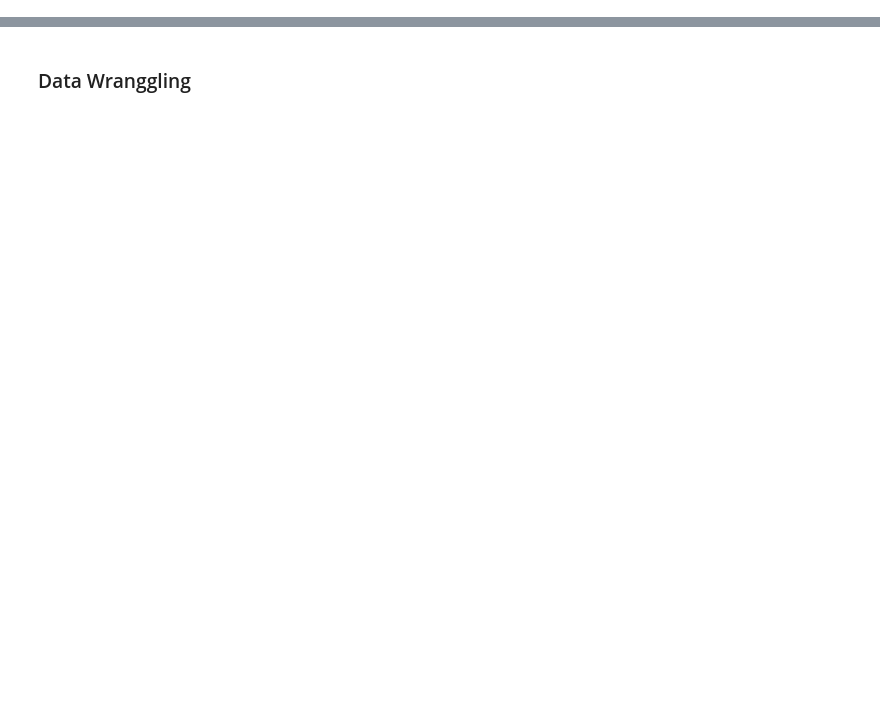
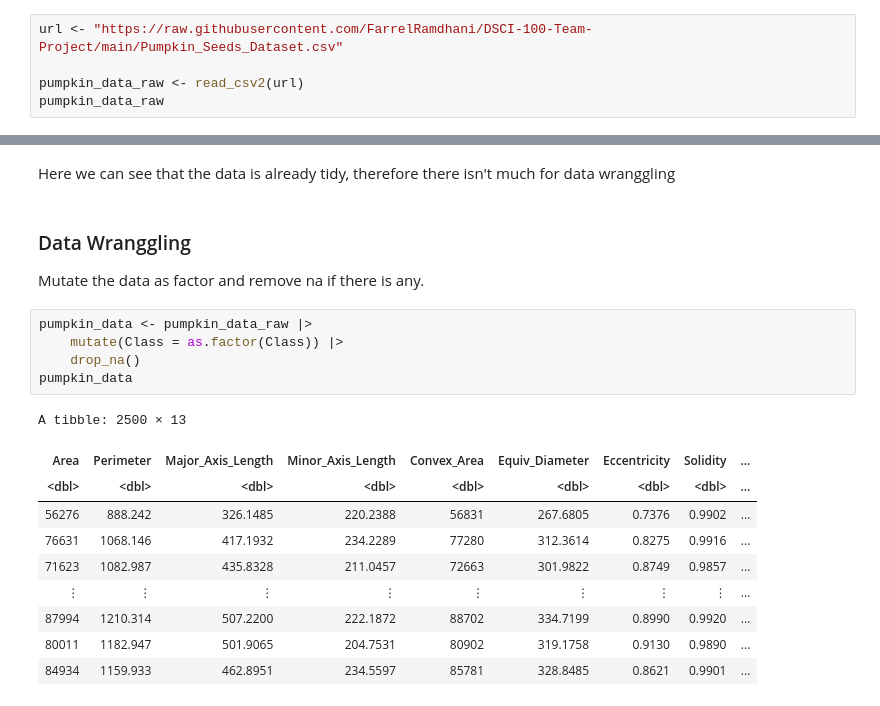
Before and after one commit to FarrelRamdhani/DSCI-100-Team-Project, a Jupyter notebook: project_proposal.ipynb, the cells around one changed output, grey strips where cells are left out. Saved outputs shown, nothing was run; the diff lists cells and outputs as text; blank space fills up the shorter version.

Commit message:
DSCI proposal and experiment

```diff
--- a/project_proposal.ipynb
+++ b/project_proposal.ipynb
@@ -9,0 +43,5 @@ Our data is stored in Google Drive, to get the data, we use:
+# %%
+url <- "https://raw.githubusercontent.com/FarrelRamdhani/DSCI-100-Team-Project/main/Pumpkin_Seeds_Dataset.csv"
+
+pumpkin_data_raw <- read_csv2(url)
+pumpkin_data_raw
@@ -10,2 +69,22 @@ Our data is stored in Google Drive, to get the data, we use:
+# %% [markdown]
+Here we can see that the data is already tidy, therefore there isn't much for data wranggling
 # %% [markdown]
 ### Data Wranggling
+
+Mutate the data as factor and remove na if there is any.
+# %%
+pumpkin_data <- pumpkin_data_raw |>
+    mutate(Class = as.factor(Class)) |>
+    drop_na()
+pumpkin_data
+# %% [output]
+A tibble: 2500 × 13
+| Area | Perimeter | Major_Axis_Length | Minor_Axis_Length | Convex_Area | Equiv_Diameter | Eccentricity | Solidity | ... |
+| <dbl> | <dbl> | <dbl> | <dbl> | <dbl> | <dbl> | <dbl> | <dbl> | ... |
+| 56276 | 888.242 | 326.1485 | 220.2388 | 56831 | 267.6805 | 0.7376 | 0.9902 | ... |
+| 76631 | 1068.146 | 417.1932 | 234.2289 | 77280 | 312.3614 | 0.8275 | 0.9916 | ... |
+| 71623 | 1082.987 | 435.8328 | 211.0457 | 72663 | 301.9822 | 0.8749 | 0.9857 | ... |
+| ⋮ | ⋮ | ⋮ | ⋮ | ⋮ | ⋮ | ⋮ | ⋮ | ... |
+| 87994 | 1210.314 | 507.2200 | 222.1872 | 88702 | 334.7199 | 0.8990 | 0.9920 | ... |
+| 80011 | 1182.947 | 501.9065 | 204.7531 | 80902 | 319.1758 | 0.9130 | 0.9890 | ... |
+| 84934 | 1159.933 | 462.8951 | 234.5597 | 85781 | 328.8485 | 0.8621 | 0.9901 | ... |
```
Also changed, not shown: parts of 22 cells of this notebook.
